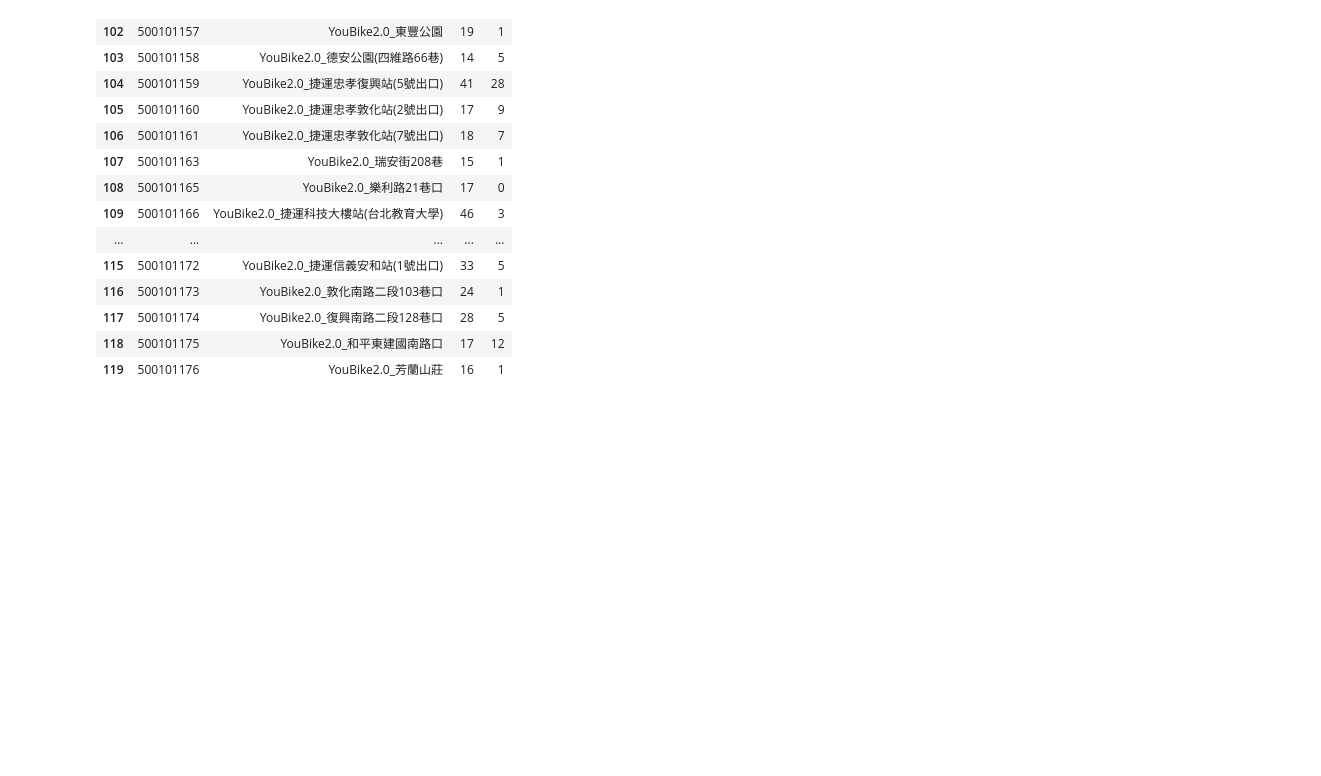
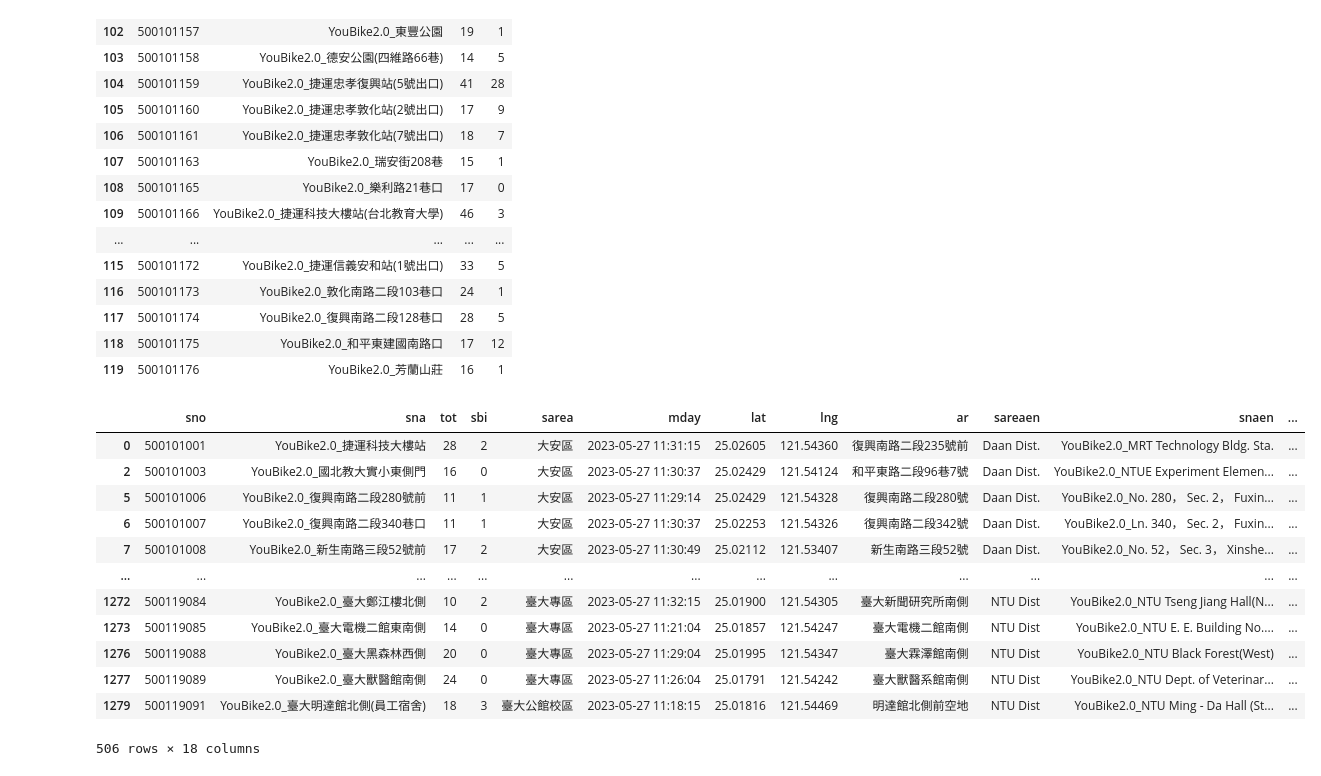
Before and after one commit to Wendy-TW/Python_Class_202305, a Jupyter notebook: Lesson_7_1_DataFrame.ipynb, the cells around one changed output. Saved outputs shown, nothing was run; the diff lists cells and outputs as text; code cells hidden in the pictures; blank space fills up the shorter version.

```diff
--- a/Lesson_7_1_DataFrame.ipynb
+++ b/Lesson_7_1_DataFrame.ipynb
@@ -180,3 +180,24 @@ DF1.iloc[100:120, [0,1,2,3]]
 | 117 | 500101174 | YouBike2.0_復興南路二段128巷口 | 28 | 5 |
 | 118 | 500101175 | YouBike2.0_和平東建國南路口 | 17 | 12 |
 | 119 | 500101176 | YouBike2.0_芳蘭山莊 | 16 | 1 |
+# %%
+#Lookup
+# 先抓出 Series  一個欄位就是 Series  Series 可以用Math
+
+Series1=DF1['sna']
+mask=DF1['sbi']<=3
+DF1[mask]
+# %% [output]
+|  | sno | sna | tot | sbi | sarea | mday | lat | lng | ar | sareaen | snaen | ... |
+| 0 | 500101001 | YouBike2.0_捷運科技大樓站 | 28 | 2 | 大安區 | 2023-05-27 11:31:15 | 25.02605 | 121.54360 | 復興南路二段235號前 | Daan Dist. | YouBike2.0_MRT Technology Bldg. Sta. | ... |
+| 2 | 500101003 | YouBike2.0_國北教大實小東側門 | 16 | 0 | 大安區 | 2023-05-27 11:30:37 | 25.02429 | 121.54124 | 和平東路二段96巷7號 | Daan Dist. | YouBike2.0_NTUE Experiment Elemen... | ... |
+| 5 | 500101006 | YouBike2.0_復興南路二段280號前 | 11 | 1 | 大安區 | 2023-05-27 11:29:14 | 25.02429 | 121.54328 | 復興南路二段280號 | Daan Dist. | YouBike2.0_No. 280， Sec. 2， Fuxin... | ... |
+| 6 | 500101007 | YouBike2.0_復興南路二段340巷口 | 11 | 1 | 大安區 | 2023-05-27 11:30:37 | 25.02253 | 121.54326 | 復興南路二段342號 | Daan Dist. | YouBike2.0_Ln. 340， Sec. 2， Fuxin... | ... |
+| 7 | 500101008 | YouBike2.0_新生南路三段52號前 | 17 | 2 | 大安區 | 2023-05-27 11:30:49 | 25.02112 | 121.53407 | 新生南路三段52號 | Daan Dist. | YouBike2.0_No. 52， Sec. 3， Xinshe... | ... |
+| ... | ... | ... | ... | ... | ... | ... | ... | ... | ... | ... | ... | ... |
+| 1272 | 500119084 | YouBike2.0_臺大鄭江樓北側 | 10 | 2 | 臺大專區 | 2023-05-27 11:32:15 | 25.01900 | 121.54305 | 臺大新聞研究所南側 | NTU Dist | YouBike2.0_NTU Tseng Jiang Hall(N... | ... |
+| 1273 | 500119085 | YouBike2.0_臺大電機二館東南側 | 14 | 0 | 臺大專區 | 2023-05-27 11:21:04 | 25.01857 | 121.54247 | 臺大電機二館南側 | NTU Dist | YouBike2.0_NTU E. E. Building No.... | ... |
+| 1276 | 500119088 | YouBike2.0_臺大黑森林西側 | 20 | 0 | 臺大專區 | 2023-05-27 11:29:04 | 25.01995 | 121.54347 | 臺大霖澤館南側 | NTU Dist | YouBike2.0_NTU Black Forest(West) | ... |
+| 1277 | 500119089 | YouBike2.0_臺大獸醫館南側 | 24 | 0 | 臺大專區 | 2023-05-27 11:26:04 | 25.01791 | 121.54242 | 臺大獸醫系館南側 | NTU Dist | YouBike2.0_NTU Dept. of Veterinar... | ... |
+| 1279 | 500119091 | YouBike2.0_臺大明達館北側(員工宿舍) | 18 | 3 | 臺大公館校區 | 2023-05-27 11:18:15 | 25.01816 | 121.54469 | 明達館北側前空地 | NTU Dist | YouBike2.0_NTU Ming - Da Hall (St... | ... |
+506 rows × 18 columns
```
Also changed, not shown: 1 other file.
